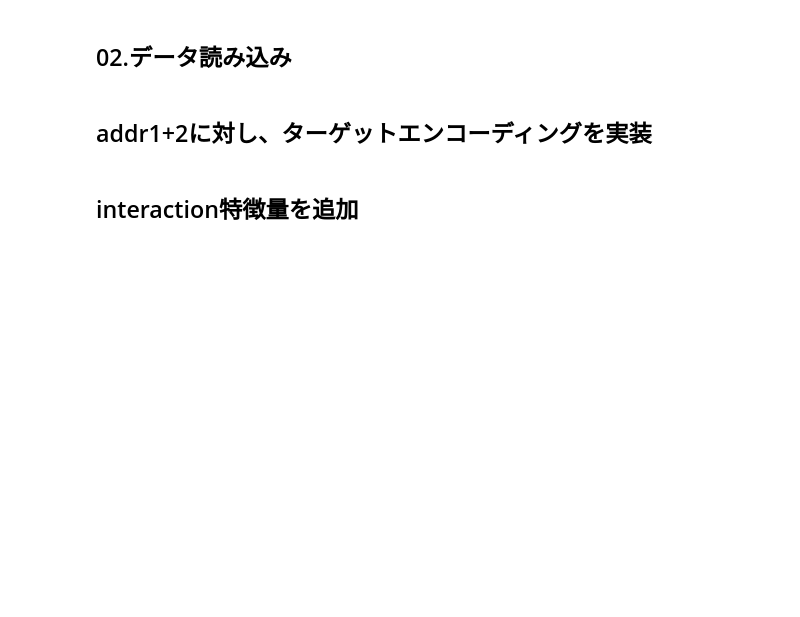
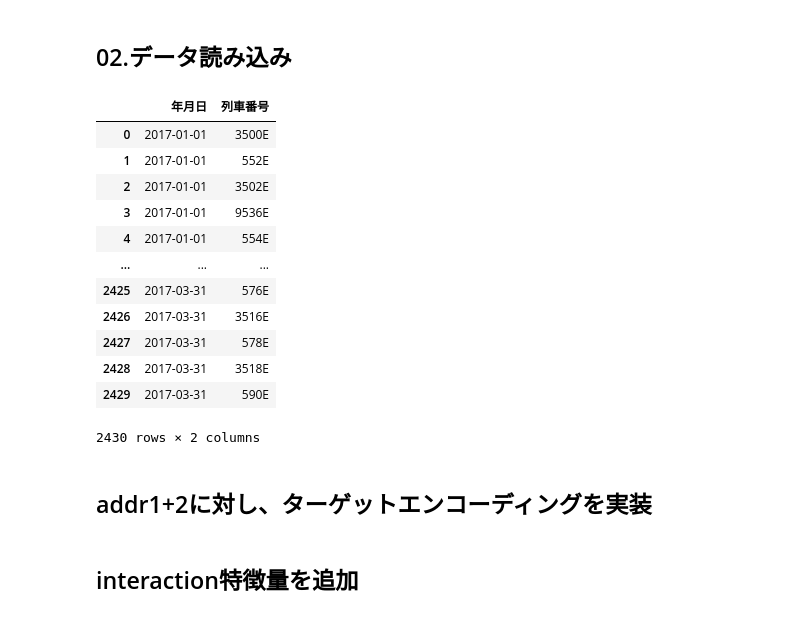
Before and after one commit to keiseki-eng/JR_train_snow, a Jupyter notebook: 10.Notebook/base_line.ipynb, the cells around one changed output. Cells and saved outputs as stored; diff of their text form; code cells hidden in the pictures; blank space fills up the shorter version.

```diff
--- a/10.Notebook/base_line.ipynb
+++ b/10.Notebook/base_line.ipynb
@@ -90,13 +95,29 @@ if edi_flg==1:
 # VSCode用
 if edi_flg==1:
     test_path = '../20.Data/test.csv'
-    df_test = pd.read_csv(test_path, encoding='cp932')
+    df_test = pd.read_csv(test_path, encoding='cp932', index_col=0)
 
 # # GoogleColab用
 # elif edi_flg==0:
 #     # ドライブ内のファイルパスを指定
 #     test_path = '/content/drive/MyDrive/Colab Notebooks/不動産予測/processed_test.pkl'
 #     df_test = pd.read_pickle(test_path)
+# %%
+df_test
+# %% [output]
+|  | 年月日 | 列車番号 |
+| 0 | 2017-01-01 | 3500E |
+| 1 | 2017-01-01 | 552E |
+| 2 | 2017-01-01 | 3502E |
+| 3 | 2017-01-01 | 9536E |
+| 4 | 2017-01-01 | 554E |
+| ... | ... | ... |
+| 2425 | 2017-03-31 | 576E |
+| 2426 | 2017-03-31 | 3516E |
+| 2427 | 2017-03-31 | 578E |
+| 2428 | 2017-03-31 | 3518E |
+| 2429 | 2017-03-31 | 590E |
+2430 rows × 2 columns
 # %% [markdown]
 ## addr1+2に対し、ターゲットエンコーディングを実装
 # %%
```
Also changed, not shown: parts of 1 cell of this notebook, 4 other files.
